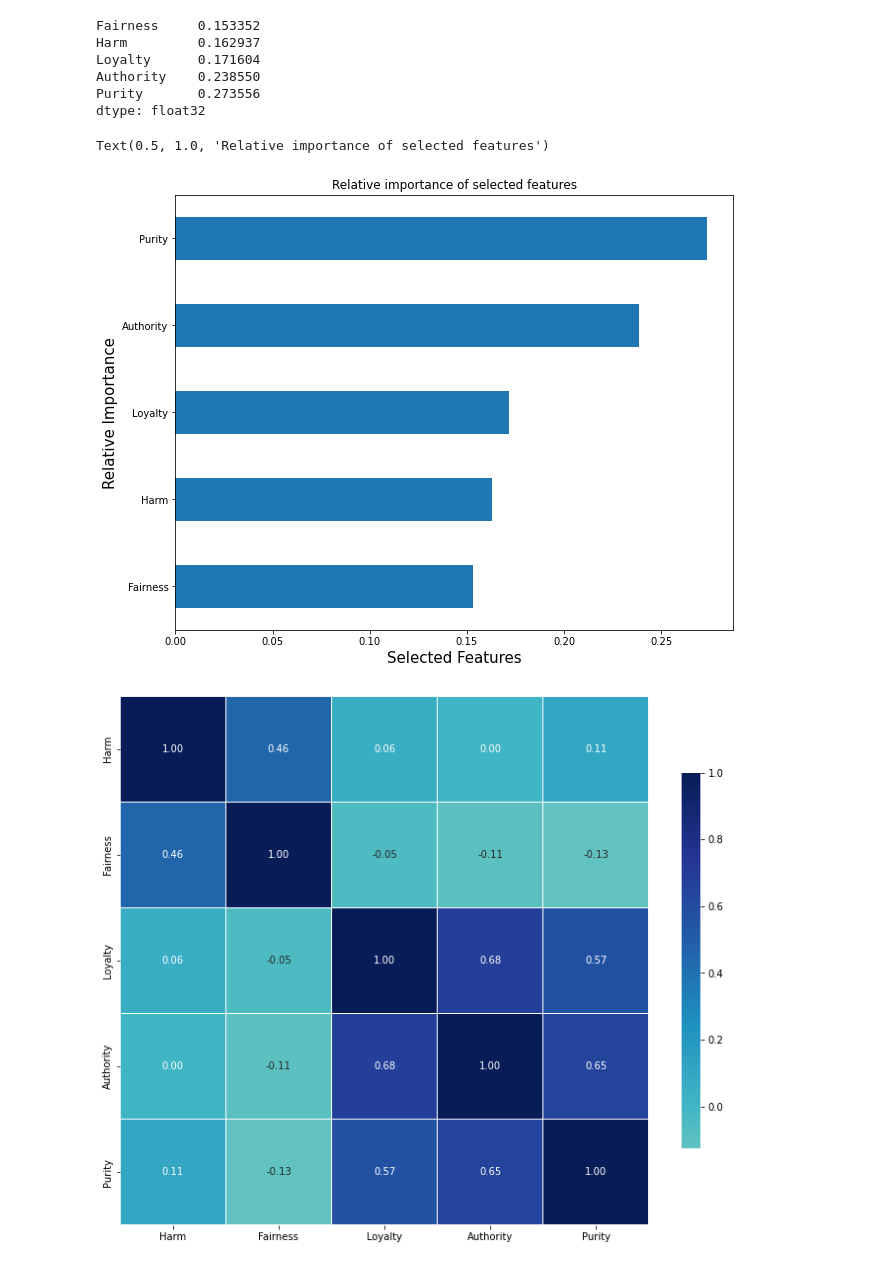
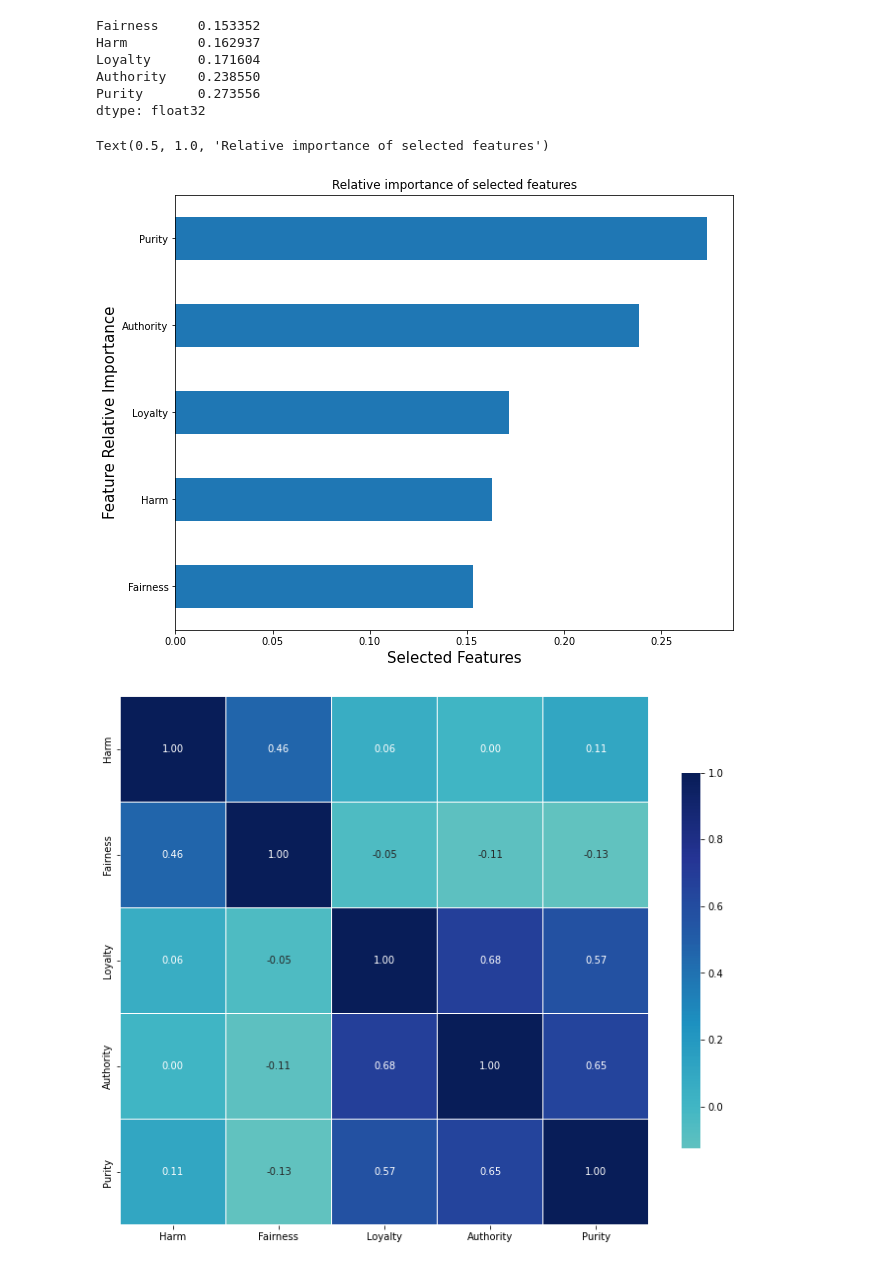
Before and after one commit to falahamro/Moral-Foundations-Analysis, a Jupyter notebook: Feature_Importance_Analysis_Moral_Foundations.ipynb, the cells around one changed output. Saved outputs shown, nothing was run; the diff lists cells and outputs as text; code cells hidden in the pictures.

```diff
--- a/Feature_Importance_Analysis_Moral_Foundations.ipynb
+++ b/Feature_Importance_Analysis_Moral_Foundations.ipynb
@@ -167,11 +167,11 @@ dtype: float32
 # %%
 top2.plot(kind='barh',figsize=(10,8))
 plt.xlabel("Selected Features", size=15)
-plt.ylabel("Relative Importance", size=15)
+plt.ylabel("Feature Relative Importance", size=15)
 plt.title('Relative importance of selected features')
 # %% [output]
 Text(0.5, 1.0, 'Relative importance of selected features')
-[figure, old version]
+[figure, new version]
 # %%
 def correlation_heatmap(train):
     correlations = train.corr()
```
Also changed, not shown: parts of 12 cells of this notebook.
